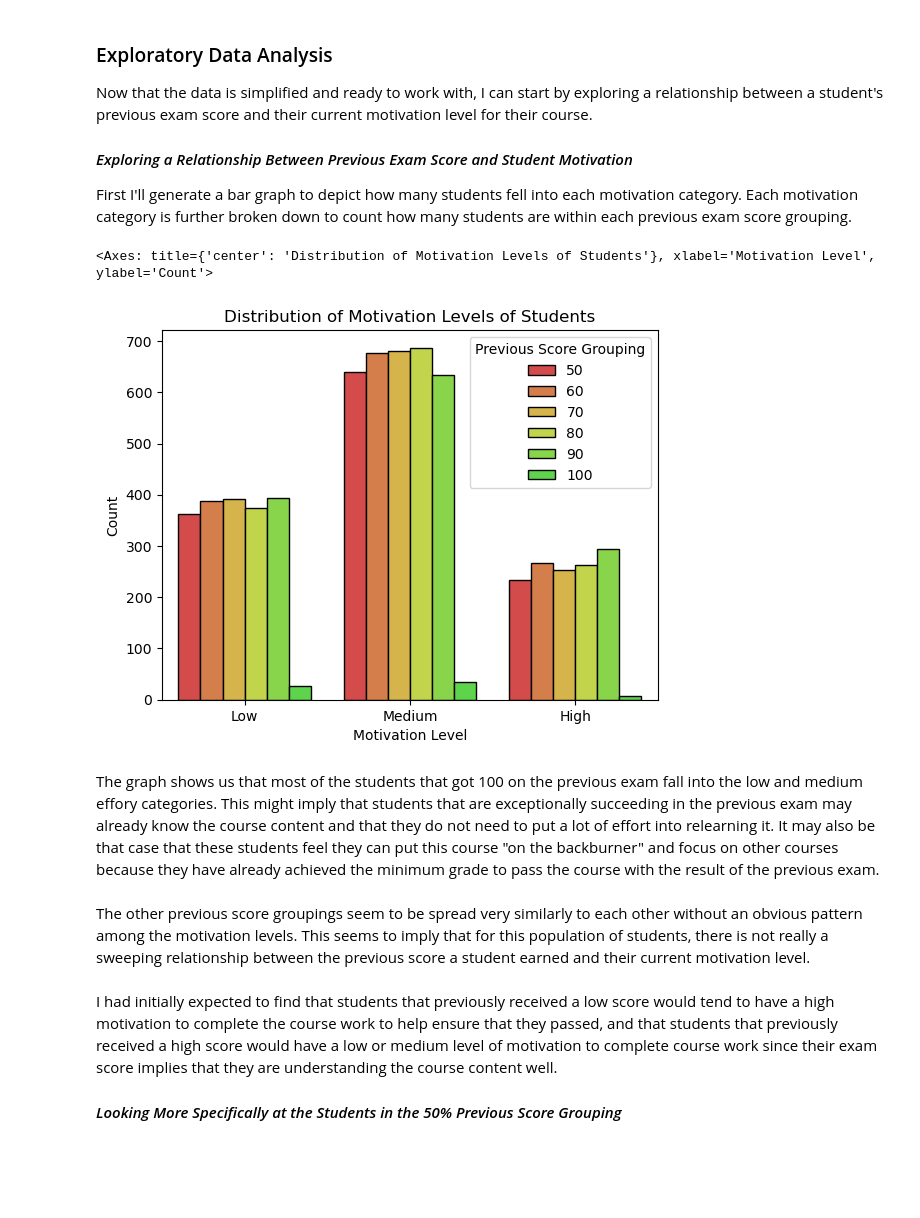
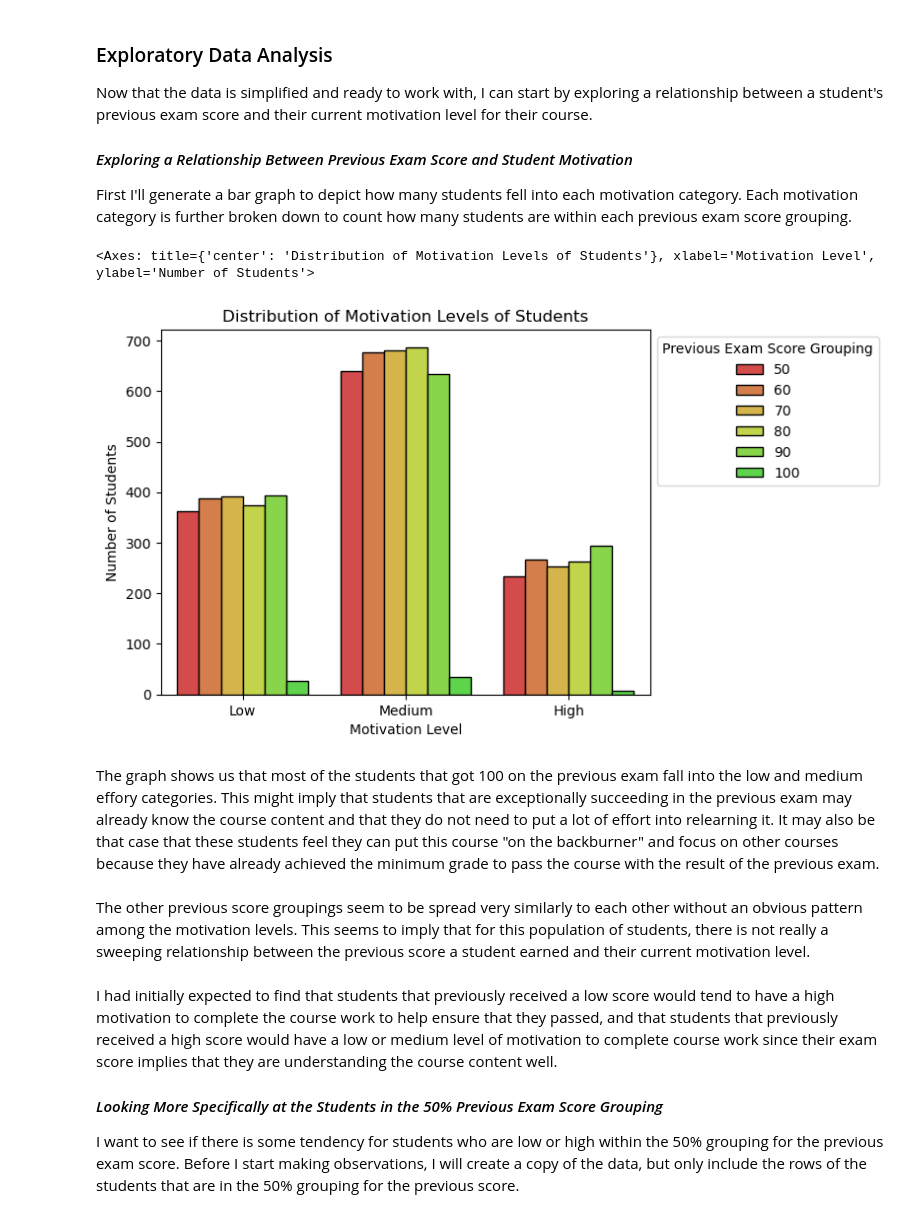
Before and after one commit to HTTime39/Scientific-Data-Analysis-Project, a Jupyter notebook: about-elements-impacting-student-success.ipynb, the cells around one changed output. Drawn from its saved outputs; the diff is of its cells as text; code cells hidden in the pictures; blank space fills up the shorter version.

Commit message:
Finished analysis of 50% grouping and first comparison of previous and final exam scores

```diff
--- a/about-elements-impacting-student-success.ipynb
+++ b/about-elements-impacting-student-success.ipynb
@@ -20,7 +21,7 @@ The data set didn't have any missing values so I didn't have to clean any missin
 # %%
 data = data.reindex(['Previous_Scores','Motivation_Level','Exam_Score'],axis=1)
 # Removing unneeded columns and reording them
-data.columns = ['Previous Score', 'Motivation Level', 'Exam Score']
+data.columns = ['Previous Exam Score', 'Motivation Level', 'Final Exam Score']
 # Renaming the columns to have cleaner names
 # %% [markdown]
 #### *About the Columns*
@@ -35,8 +36,8 @@ I'd like to add a columns to the dataframe that contain what percentage range [5
 # %%
 
-data['Previous Score Grouping'] = (data.loc[:]['Previous Score'] // 10) * 10
+data['Previous Exam Score Grouping'] = (data.loc[:]['Previous Exam Score'] // 10) * 10
 # Creating a new column that contains the percentage grouping that the student's previous exam score falls into
-data['Exam Score Grouping'] = (data.loc[:]['Exam Score'] // 10) * 10
+data['Final Exam Score Grouping'] = (data.loc[:]['Final Exam Score'] // 10) * 10
 # Creating a new column that contains the percentage grouping that the student's exam score falls into
 display(data)
 # %% [output]
@@ -62,16 +63,18 @@ First I'll generate a bar graph to depict how many students fell into each motiv
 # %%
 motivationCountPlot = sns.countplot(data=data, x='Motivation Level',
                                     palette=['#eb3434','#eb7a34','#ebc034','#d3eb34','#86eb34','#4ceb34'],
                                     edgecolor='black',
-                                    hue='Previous Score Grouping')
-motivationCountPlot.set(ylabel='Count',
+                                    hue='Previous Exam Score Grouping')
+motivationCountPlot.set(ylabel='Number of Students',
                         title='Distribution of Motivation Levels of Students')
+motivationCountPlot.legend(loc='upper left', bbox_to_anchor=(1,1), title='Previous Exam Score Grouping')
 # Generating a bar graph showing how many students are in each motivation category
 # I've also styled the graph to have a title, correct y-axis title, as well as colours to help visually distinguish between the score groupings
+# The legend is also moved to the right of the plot so it isn't covering it.
 display(motivationCountPlot)
 # %% [output]
-<Axes: title={'center': 'Distribution of Motivation Levels of Students'}, xlabel='Motivation Level', ylabel='Count'>
+<Axes: title={'center': 'Distribution of Motivation Levels of Students'}, xlabel='Motivation Level', ylabel='Number of Students'>
-[figure, old version]
+[figure, new version]
 # %% [markdown]
 The graph shows us that most of the students that got 100 on the previous exam fall into the low and medium effory categories. This might imply that students that are exceptionally succeeding in the previous exam may already know the course content and that they do not need to put a lot of effort into relearning it. It may also be that case that these students feel they can put this course "on the backburner" and focus on other courses because they have already achieved the minimum grade to pass the course with the result of the previous exam.
 <br><br>
@@ -79,4 +82,5 @@ The other previous score groupings seem to be spread very similarly to each othe
 <br><br>
 I had initially expected to find that students that previously received a low score would tend to have a high motivation to complete the course work to help ensure that they passed, and that students that previously received a high score would have a low or medium level of motivation to complete course work since their exam score implies that they are understanding the course content well.
 
-#### *Looking More Specifically at the Students in the 50% Previous Score Grouping*
+#### *Looking More Specifically at the Students in the 50% Previous Exam Score Grouping*
+I want to see if there is some tendency for students who are low or high within the 50% grouping for the previous exam score. Before I start making observations, I will create a copy of the data, but only include the rows of the students that are in the 50% grouping for the previous score.
```
Also changed, not shown: parts of 10 cells of this notebook.
